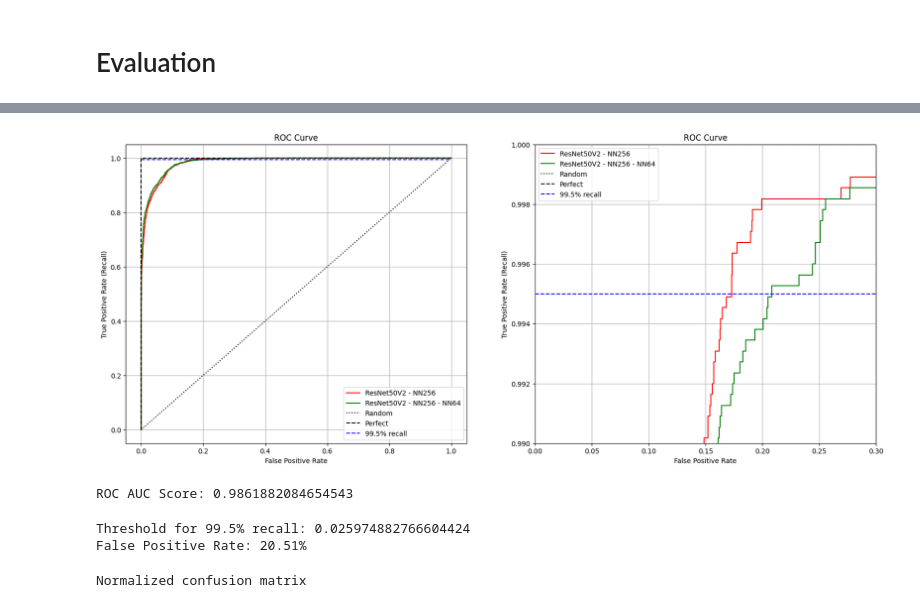
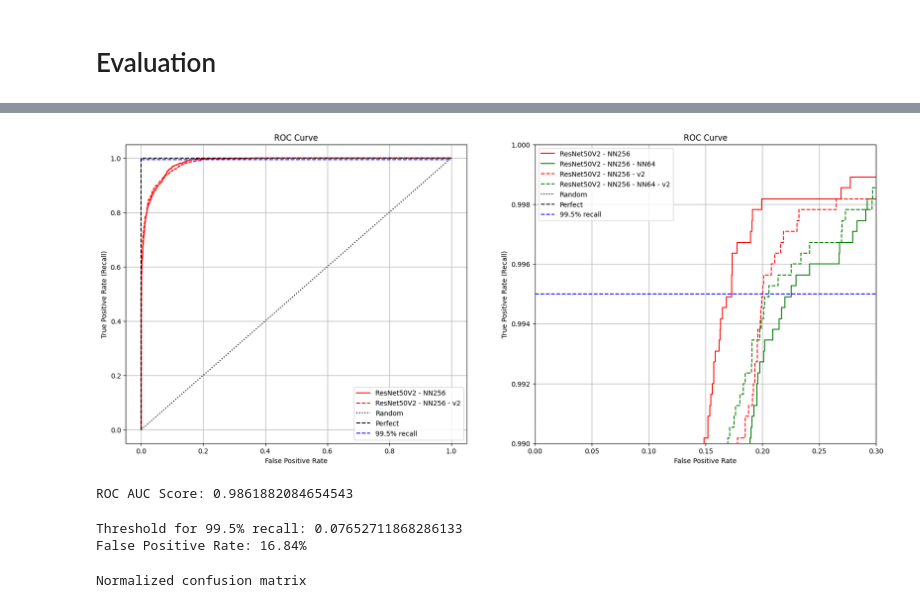
Before and after one commit to diwalsh/Medical-Imaging-Segmentation-Application, a Jupyter notebook: cnn_classification_resnet_test.ipynb, the cells around one changed output, grey strips where cells are left out. Saved outputs shown, nothing was run; the diff lists cells and outputs as text; code cells hidden in the pictures.

Commit message:
repository rerorganization, fintal notebook on classification, images

```diff
--- a/cnn_classification_resnet_test.ipynb
+++ b/cnn_classification_resnet_test.ipynb
@@ -141,7 +148,11 @@ Found 6560 images belonging to 2 classes.
 #model_11 = load_model('models/resnet50v2_nn256_lr0001_relu_batch64_epoch50_v8.keras')
 
 model_7 = load_model('models/resnet50v2_nn256_lr0001_relu_batch64_epoch30_v4.keras')
-model_12 = load_model('models/resnet50v2_nn256_64_lr0001_relu_batch64_epoch50_v9.keras')
+#model_12 = load_model('models/resnet50v2_nn256_64_lr0001_relu_batch64_epoch50_v9.keras')
+model_13 = load_model('models/resnet50v2_nn256_lr0001_relu_batch64_epoch30_v10_recallloss.keras', compile=False)
+# %%
+#model_71 = load_model('models/resnet50v2_nn256_lr0001_relu_batch64_epoch45_v4.1.keras')
+model_131 = load_model('models/resnet50v2_nn256_lr0001_relu_batch64_epoch45_v10.1_recallloss.keras', compile=False)
 # %% [markdown]
 # Evaluation
 # %%
@@ -156,5 +167,5 @@ model_12 = load_model('models/resnet50v2_nn256_64_lr0001_relu_batch64_epoch50_v9
 #y_pred_9 = model_9.predict(test_generator_2d).reshape(-1)
 #y_pred_11 = model_11.predict(test_generator_2d).reshape(-1)
 y_pred_7 = model_7.predict(test_generator_2d).reshape(-1)
-y_pred_12 = model_12.predict(test_generator_2d).reshape(-1)
+y_pred_13 = model_13.predict(test_generator_2d).reshape(-1)
 # %% [output]
@@ -162,0 +174,3 @@ y_pred_12 = model_12.predict(test_generator_2d).reshape(-1)
+# %%
+y_pred_71 = model_71.predict(test_generator_2d).reshape(-1)
+y_pred_131 = model_131.predict(test_generator_2d).reshape(-1)
@@ -179,7 +196,9 @@ y_test = test_generator_2d.labels
 #fpr9, tpr9, thr_roc9 = roc_curve(y_test, y_pred_9)
 #fpr11, tpr11, thr_roc11 = roc_curve(y_test, y_pred_11)
 fpr7, tpr7, thr_roc7 = roc_curve(y_test, y_pred_7)
-fpr12, tpr12, thr_roc12 = roc_curve(y_test, y_pred_12)
+fpr13, tpr13, thr_roc13 = roc_curve(y_test, y_pred_13)
+fpr71, tpr71, thr_roc71 = roc_curve(y_test, y_pred_71)
+fpr131, tpr131, thr_roc131 = roc_curve(y_test, y_pred_131)
 
 fig = plt.figure(figsize=(20,8))
 ax = fig.add_subplot(121)
@@ -195,7 +214,9 @@ ax = fig.add_subplot(121)
 #plt.plot(fpr10, tpr10, 'c-', label = 'ResNet50V2 - NN64 - Batch32 - Epoch50 v7')
 #plt.plot(fpr11, tpr11, 'c-', label = 'ResNet50V2 - NN64 - Batch64 - Epoch50 v8')
 plt.plot(fpr7, tpr7, 'r-', label = 'ResNet50V2 - NN256')
-plt.plot(fpr12, tpr12, 'g-', label = 'ResNet50V2 - NN256 - NN64')
+#plt.plot(fpr13, tpr13, 'g-', label = 'ResNet50V2 - NN256 - NN64')
+plt.plot(fpr71, tpr71, 'r--', label = 'ResNet50V2 - NN256 - v2')
+#plt.plot(fpr131, tpr131, 'g--', label = 'ResNet50V2 - NN256 - NN64 - v2')
 
 plt.plot([0,1],[0,1],'k:', label = 'Random')
 plt.plot([0,0,1,1,],[0,1,1,1],'k--', label='Perfect')
@@ -211,35 +232,37 @@ plt.grid()
 
 
 ax = fig.add_subplot(122)
 #plt.plot(fpr1, tpr1, 'b-', label = 'ResNet50V2 - NN256 - Batch32 - Epoch30')
 #plt.plot(fpr2, tpr2, 'g-', label = 'ResNet50V2 - NN256 - Batch32 - Epoch30')
 #plt.plot(fpr3, tpr3, 'r-', label = 'ResNet50V2 - NN256 - Batch32 - Epoch30 v2')
 #plt.plot(fpr4, tpr4, 'm-', label = 'ResNet50V2 - NN256 - Batch32 - Epoch30 v2 - 2p5d')
 #plt.plot(fpr5, tpr5, 'b-', label = 'ResNet50V2 - NN256 - Batch32 - Epoch50 v2 - 2p5d')
 #plt.plot(fpr6, tpr6, 'g-', label = 'ResNet50V2 - NN256 - Batch32 - Epoch50 v3')
 #plt.plot(fpr7, tpr7, 'b-', label = 'ResNet50V2 - NN256 - Batch64 - Epoch50 v4')
 #plt.plot(fpr8, tpr8, 'm-', label = 'ResNet50V2 - NN384 - Batch32 - Epoch30 v5')
 #plt.plot(fpr9, tpr9, 'y-', label = 'ResNet50V2 - NN384 - Batch32 - Epoch50 v6')
 #plt.plot(fpr10, tpr10, 'c-', label = 'ResNet50V2 - NN64 - Batch32 - Epoch50 v7')
 #plt.plot(fpr11, tpr11, 'c-', label = 'ResNet50V2 - NN64 - Batch64 - Epoch50 v8')
 plt.plot(fpr7, tpr7, 'r-', label = 'ResNet50V2 - NN256')
-plt.plot(fpr12, tpr12, 'g-', label = 'ResNet50V2 - NN256 - NN64')
+plt.plot(fpr13, tpr13, 'g-', label = 'ResNet50V2 - NN256 - NN64')
+plt.plot(fpr71, tpr71, 'r--', label = 'ResNet50V2 - NN256 - v2')
+plt.plot(fpr131, tpr131, 'g--', label = 'ResNet50V2 - NN256 - NN64 - v2')
 
 plt.plot([0,1],[0,1],'k:', label = 'Random')
 plt.plot([0,0,1,1,],[0,1,1,1],'k--', label='Perfect')
 plt.plot([0,1],[0.995, 0.995],'b--', label='99.5% recall')
 plt.legend(fontsize=10)
 plt.title('ROC Curve')
 plt.xlabel('False Positive Rate')
 plt.ylabel('True Positive Rate (Recall)')
 plt.xlim(0.0, 0.3)  # Zoom in on the x-axis from x=2 to x=7
 plt.ylim(0.990, 1)  # Zoom in on the y-axis from y=0 to y=50
 #plt.savefig('roc.png')
 plt.grid()
 
 plt.show()
 # %% [output]
-[figure, old version]
+[figure, new version]
 # %%
 # Compute roc auc score
 #roc_auc_model_3 = roc_auc_score(y_test, y_pred_3)
@@ -254,12 +277,12 @@ ROC AUC Score: 0.9861882084654543
 # %%
 # Compute the threshold to achieve a 99% recall
 recall = TARGET_RECALL
-thr, fpr = find_roc_threshold_tpr(y_test, y_pred_12, recall)
+thr, fpr = find_roc_threshold_tpr(y_test, y_pred_7, recall)
 print(f"Threshold for {round(100*recall, 2)}% recall: {thr}")
 print(f"False Positive Rate: {round(100*fpr, 2)}%")
 # %% [output]
-Threshold for 99.5% recall: 0.025974882766604424
-False Positive Rate: 20.51%
+Threshold for 99.5% recall: 0.07652711868286133
+False Positive Rate: 16.84%
 # %%
 # Plot confusion matrix
 cm = confusion_matrix(y_test, y_pred_12 >= thr)
```
Also changed, not shown: parts of 3 cells of this notebook, 7 other files.
